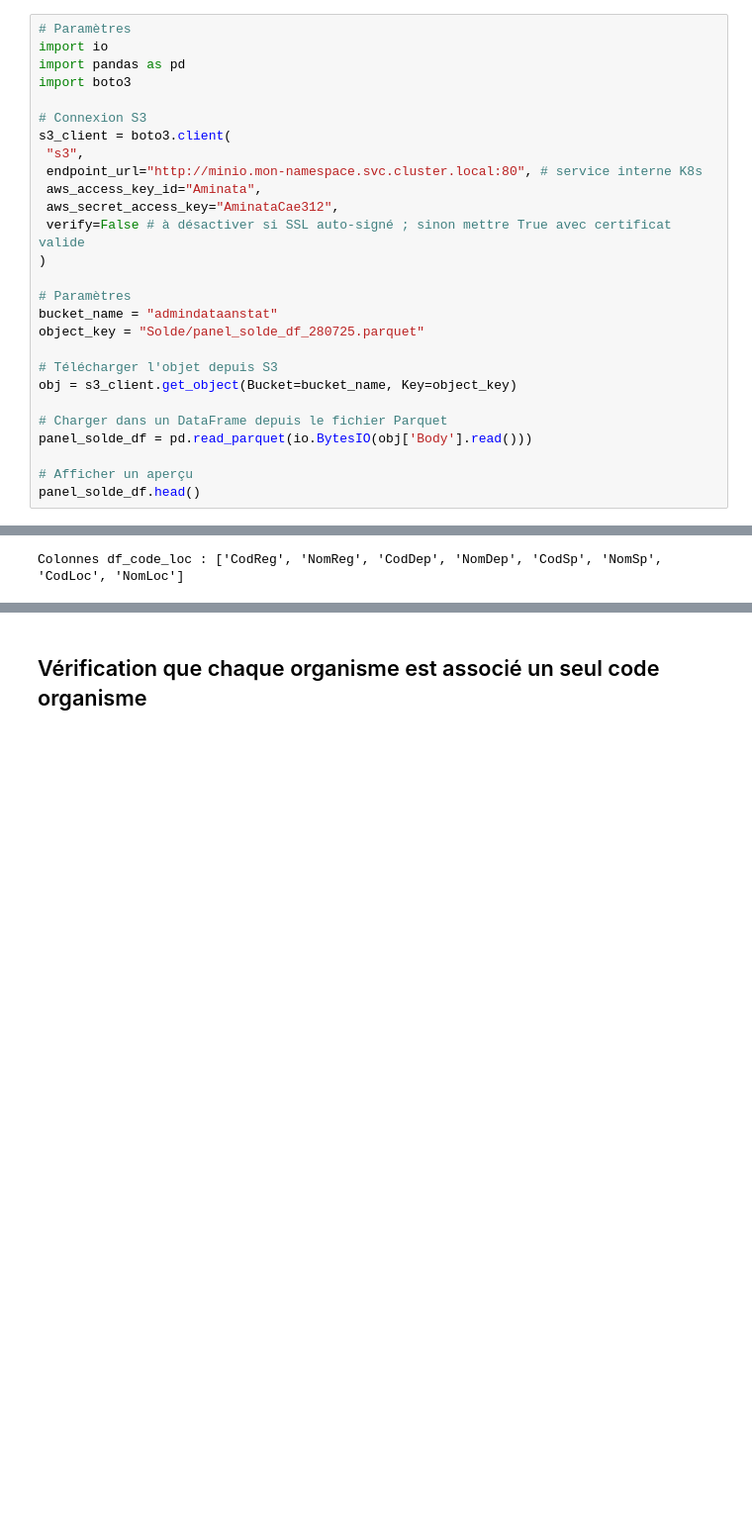
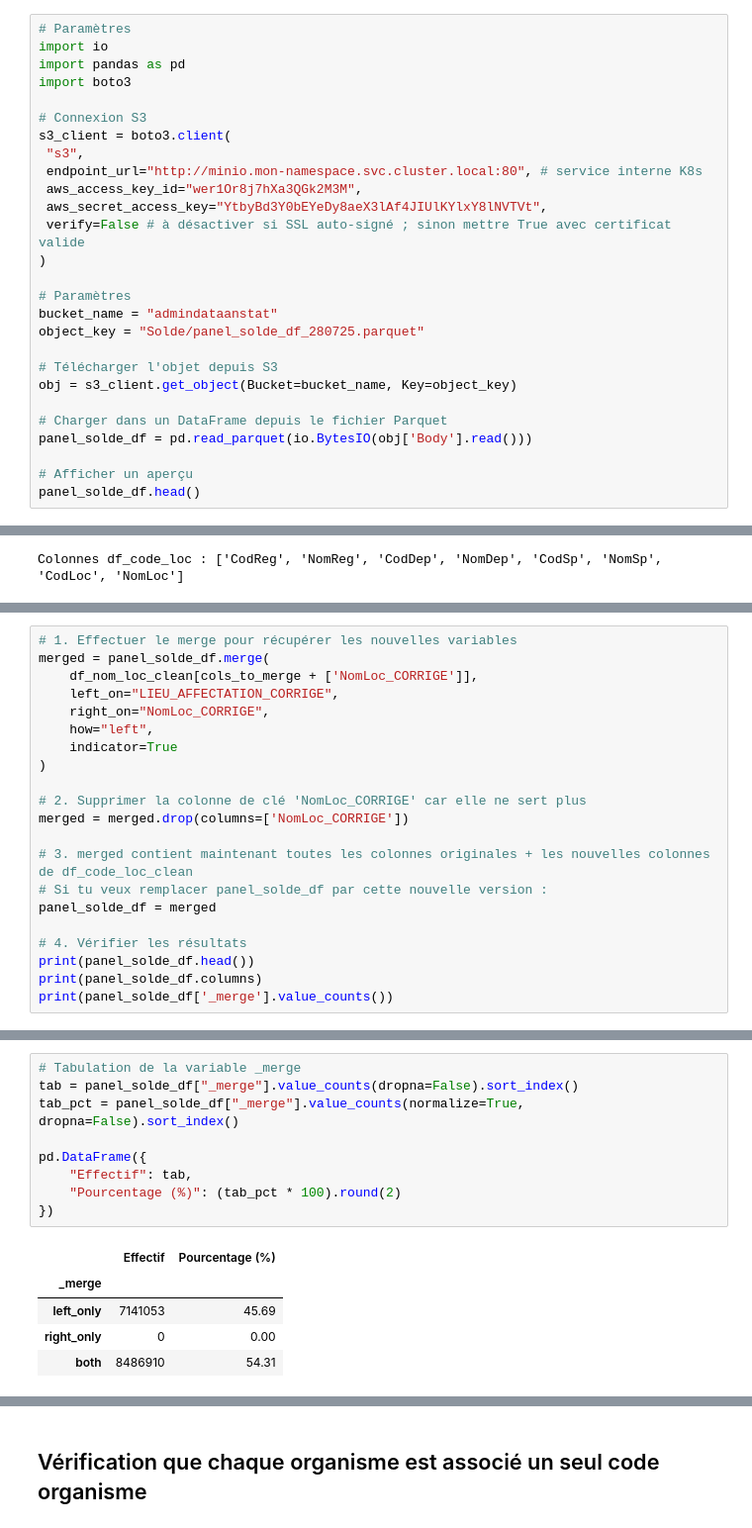
Before and after one commit to cae-ins/panel_admin_data, a Jupyter notebook: Traitement_Data_Solde_010825.ipynb, the cells around one changed output, grey strips where cells are left out. Shown at 99% size. Drawn from its saved outputs; the diff is of its cells as text; blank space fills up the shorter version.

```diff
--- a/Traitement_Data_Solde_010825.ipynb
+++ b/Traitement_Data_Solde_010825.ipynb
@@ -878,8 +878,8 @@ import boto3
 s3_client = boto3.client(
  "s3",
  endpoint_url="http://minio.mon-namespace.svc.cluster.local:80", # service interne K8s
- aws_access_key_id="Aminata",
- aws_secret_access_key="AminataCae312",
+ aws_access_key_id="wer1Or8j7hXa3QGk2M3M",
+ aws_secret_access_key="YtbyBd3Y0bEYeDy8aeX3lAf4JIUlKYlxY8lNVTVt",
  verify=False # à désactiver si SSL auto-signé ; sinon mettre True avec certificat valide
 )
 
@@ -1344,0 +1356,21 @@ panel_solde_df.head()
+# %%
+# 1. Effectuer le merge pour récupérer les nouvelles variables
+merged = panel_solde_df.merge(
+    df_nom_loc_clean[cols_to_merge + ['NomLoc_CORRIGE']],
+    left_on="LIEU_AFFECTATION_CORRIGE",
+    right_on="NomLoc_CORRIGE",
+    how="left",
+    indicator=True
+)
+
+# 2. Supprimer la colonne de clé 'NomLoc_CORRIGE' car elle ne sert plus
+merged = merged.drop(columns=['NomLoc_CORRIGE'])
+
+# 3. merged contient maintenant toutes les colonnes originales + les nouvelles colonnes de df_code_loc_clean
+# Si tu veux remplacer panel_solde_df par cette nouvelle version :
+panel_solde_df = merged
+
+# 4. Vérifier les résultats
+print(panel_solde_df.head())
+print(panel_solde_df.columns)
+print(panel_solde_df['_merge'].value_counts())
@@ -1344,0 +1423,15 @@ panel_solde_df.head()
+# %%
+# Tabulation de la variable _merge
+tab = panel_solde_df["_merge"].value_counts(dropna=False).sort_index()
+tab_pct = panel_solde_df["_merge"].value_counts(normalize=True, dropna=False).sort_index()
+
+pd.DataFrame({
+    "Effectif": tab,
+    "Pourcentage (%)": (tab_pct * 100).round(2)
+})
+# %% [output]
+|  | Effectif | Pourcentage (%) |
+| _merge |  |  |
+| left_only | 7141053 | 45.69 |
+| right_only | 0 | 0.00 |
+| both | 8486910 | 54.31 |
```
Also changed, not shown: parts of 75 cells of this notebook, 4 other files.
